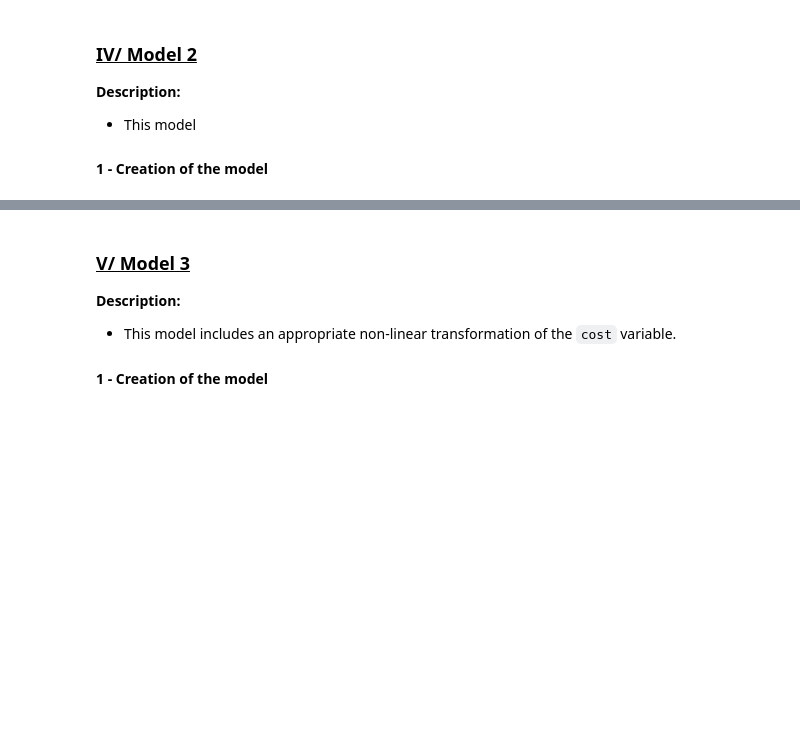
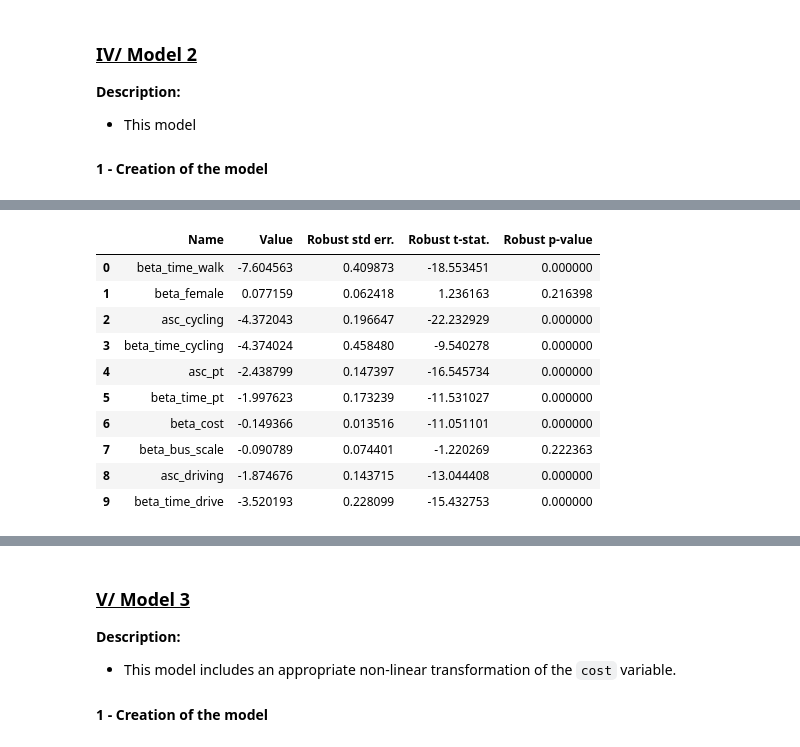
Before and after one commit to timentpe/mcb_groupe_E, a Jupyter notebook: notebook_E.ipynb, the cells around one changed output, grey strips where cells are left out. Drawn from its saved outputs; the diff is of its cells as text; code cells hidden in the pictures; blank space fills up the shorter version.

```diff
--- a/notebook_E.ipynb
+++ b/notebook_E.ipynb
@@ -395,2 +395,16 @@ Bootstrapping time                         None
 8        0.000000
 9        0.000000
+# %%
+parameters_model_2
+# %% [output]
+|  | Name | Value | Robust std err. | Robust t-stat. | Robust p-value |
+| 0 | beta_time_walk | -7.604563 | 0.409873 | -18.553451 | 0.000000 |
+| 1 | beta_female | 0.077159 | 0.062418 | 1.236163 | 0.216398 |
+| 2 | asc_cycling | -4.372043 | 0.196647 | -22.232929 | 0.000000 |
+| 3 | beta_time_cycling | -4.374024 | 0.458480 | -9.540278 | 0.000000 |
+| 4 | asc_pt | -2.438799 | 0.147397 | -16.545734 | 0.000000 |
+| 5 | beta_time_pt | -1.997623 | 0.173239 | -11.531027 | 0.000000 |
+| 6 | beta_cost | -0.149366 | 0.013516 | -11.051101 | 0.000000 |
+| 7 | beta_bus_scale | -0.090789 | 0.074401 | -1.220269 | 0.222363 |
+| 8 | asc_driving | -1.874676 | 0.143715 | -13.044408 | 0.000000 |
+| 9 | beta_time_drive | -3.520193 | 0.228099 | -15.432753 | 0.000000 |
```
Also changed, not shown: parts of 7 cells of this notebook.
